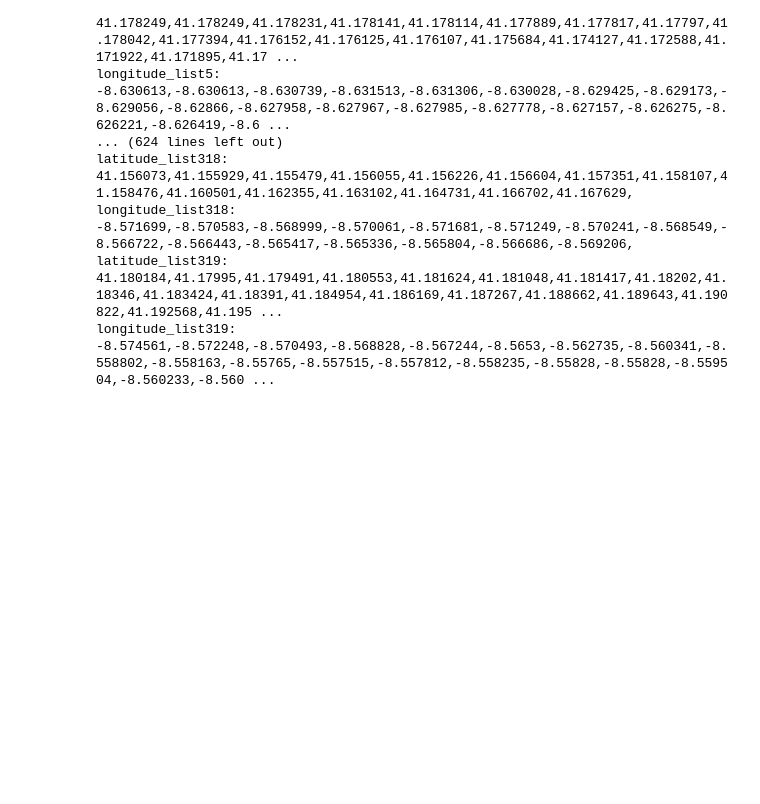
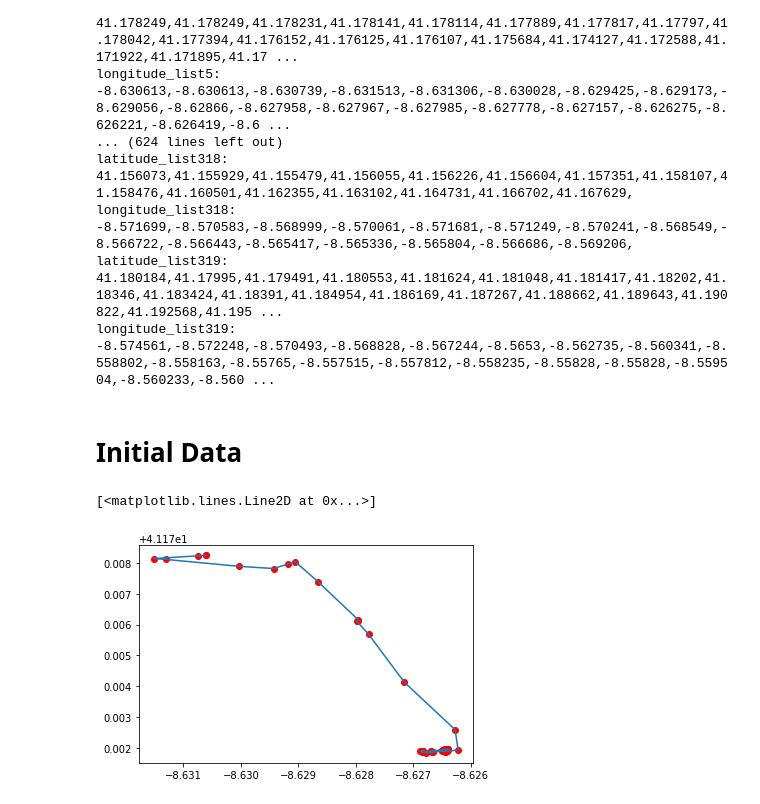
Before and after one commit to jiafug/dbpro, a Jupyter notebook: transform.ipynb, the cells around one changed output. Cells and saved outputs as stored; diff of their text form; code cells hidden in the pictures; blank space fills up the shorter version.

```diff
--- a/transform.ipynb
+++ b/transform.ipynb
@@ -66,0 +63,18 @@ gmap3.draw( "map.html" )
+# %% [markdown]
+# Initial Data
+# %%
+import matplotlib.pyplot as plt
+import mplleaflet
+from gps_utils import rdp
+from gps_utils import haversine
+import pandas as pd
+
+lat = latitude_list5
+lon = longitude_list5
+# %%
+fig = plt.figure()
+plt.plot(lon, lat, 'ro')
+plt.plot(lon, lat)
+# %% [output]
+[<matplotlib.lines.Line2D at 0x...>]
+[figure, added]
```
Also changed, not shown: parts of 16 cells of this notebook, 1 other file.
